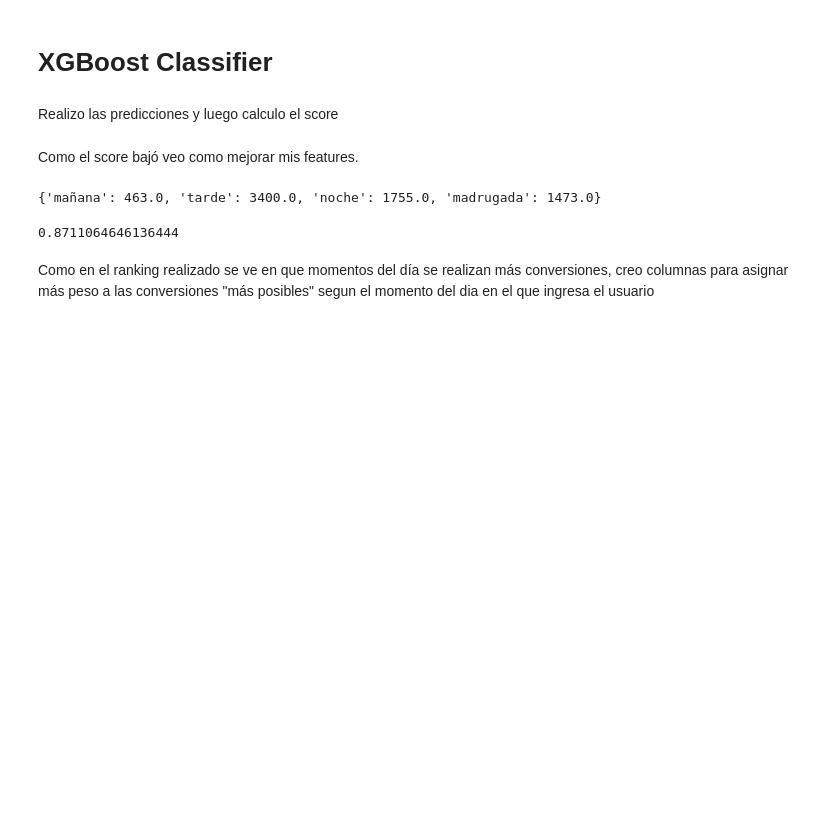
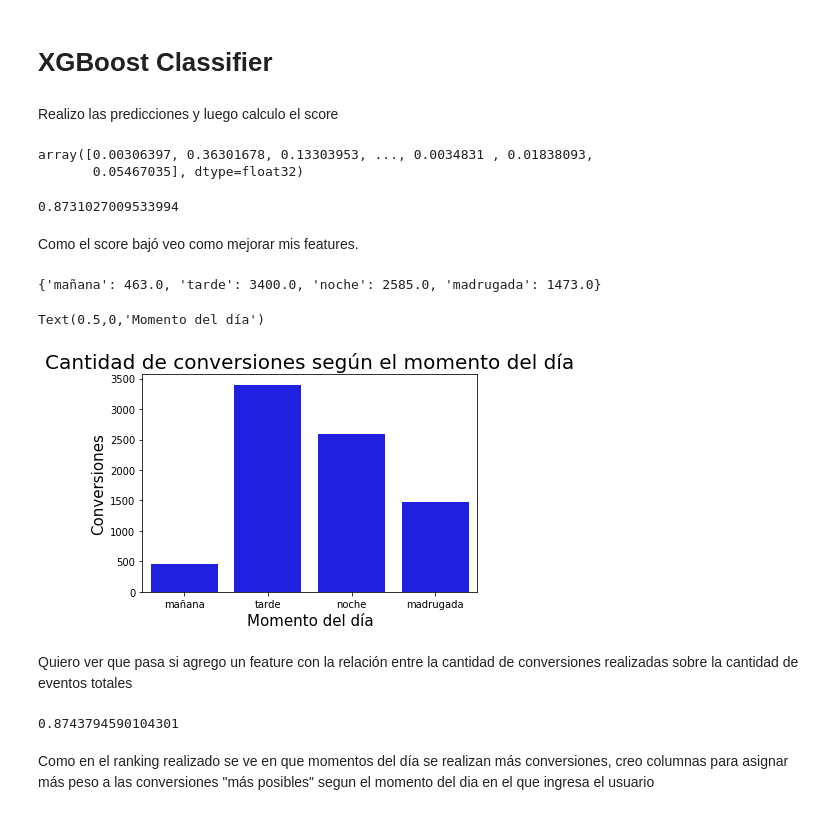
Before and after one commit to IgnacioKomar/OrganizacionDeDatos, a Jupyter notebook: TP2/TP2_Marcas_ Entradas.ipynb, the cells around one changed output. Cells and saved outputs as stored; diff of their text form; code cells hidden in the pictures; blank space fills up the shorter version.

Commit message:
Agrego unas modificaciones

```diff
--- a/TP2/TP2_Marcas_ Entradas.ipynb
+++ b/TP2/TP2_Marcas_ Entradas.ipynb
@@ -5,10 +5,10 @@ import matplotlib.pyplot as plt
 import seaborn as sns
 import xgboost as xgb
 # %%
-dfData = pd.read_csv('events_up_to_01062018.csv')
-dfTrain = pd.read_csv('labels_training_set.csv')
-dfTest = pd.read_csv('trocafone_kaggle_test.csv')
-dfSample = pd.read_csv('trocafone_kaggle_submit_sample_all_0.csv')
+dfData = pd.read_csv('/home/soledad-escobar/Descargas/Orga_datos/fiuba-trocafone-tp2-final-set/events_up_to_01062018.csv')
+dfTrain = pd.read_csv('/home/soledad-escobar/Descargas/Orga_datos/fiuba-trocafone-tp2-final-set/labels_training_set.csv')
+dfTest = pd.read_csv('/home/soledad-escobar/Descargas/Orga_datos/fiuba-trocafone-tp2-final-set/trocafone_kaggle_test.csv')
+dfSample = pd.read_csv('/home/soledad-escobar/Descargas/Orga_datos/fiuba-trocafone-tp2-final-set/trocafone_kaggle_submit_sample_all_0.csv')
 # %%
 #Crea un df con todos los usuarios
 dfTest['label'] = 0
@@ -161,7 +185,7 @@ datos['hora'] = datos['date_time'].dt.hour
 features = datos.loc[ datos['event'] == 'conversion', ['person', 'hora']]
 features['mañana'] = features['hora'].apply(lambda x: 1 if ((x >= 6) & (x < 12)) else 0)
 features['tarde'] = features['hora'].apply(lambda x: 1 if ((x >= 12) & (x <20)) else 0)
-features['noche'] = features['hora'].apply(lambda x: 1 if ((x >= 20) & (x <= 23)) else 0)
+features['noche'] = features['hora'].apply(lambda x: 1 if ((x >= 20) & (x <= 23) or (x >= 0) & (x < 2)) else 0)
 features['madrugada'] = features['hora'].apply(lambda x: 1 if ((x >= 0) & (x < 6)) else 0)
 features = features.drop('hora', axis = 'columns').groupby('person').sum()
 # %%
@@ -192,9 +216,14 @@ Realizo las predicciones y luego calculo el score
 XGBC.fit(X_train, y_train)
 preds = XGBC.predict_proba(X_test)[:,1]
 preds
+# %% [output]
+array([0.00306397, 0.36301678, 0.13303953, ..., 0.0034831 , 0.01838093,
+       0.05467035], dtype=float32)
 # %%
 scores = cross_val_score(XGBC , X, y, scoring = "roc_auc", cv = 5)
 scores.mean()
+# %% [output]
+0.8731027009533994
 # %% [markdown]
 Como el score bajó veo como mejorar mis features.
 # %%
@@ -202,7 +231,17 @@ Como el score bajó veo como mejorar mis features.
 ranking = {'mañana': df_feat['mañana'].sum(), 'tarde': df_feat['tarde'].sum(), 'noche': df_feat['noche'].sum(), 'madrugada': df_feat['madrugada'].sum()}
 ranking
 # %% [output]
-{'mañana': 463.0, 'tarde': 3400.0, 'noche': 1755.0, 'madrugada': 1473.0}
+{'mañana': 463.0, 'tarde': 3400.0, 'noche': 2585.0, 'madrugada': 1473.0}
+# %%
+grafico = sns.barplot( x = list(ranking.keys()), y = list(ranking.values()), orient = 'v', color = 'blue')
+grafico.set_title('Cantidad de conversiones según el momento del día', size = 20)
+grafico.set_ylabel('Conversiones', size = 15)
+grafico.set_xlabel('Momento del día', size = 15)
+# %% [output]
+Text(0.5,0,'Momento del día')
+[figure, added]
+# %% [markdown]
+Quiero ver que pasa si agrego un feature con la relación entre la cantidad de conversiones realizadas sobre la cantidad de eventos totales
 # %%
 #Agrego una columna para calcular la cantidad de conversiones realizadas sobre el total de eventos relaizados
 def calcular_posibilidad(x):
@@ -222,7 +261,7 @@ X1 = df_features_1.drop(['person', 'label'], axis=1)
 scores = cross_val_score(XGBC , X1, y1, scoring = "roc_auc", cv = 5)
 scores.mean()
 # %% [output]
-0.8711064646136444
+0.8743794590104301
 # %% [markdown]
 Como en el ranking realizado se ve en que momentos del día se realizan más conversiones, creo columnas para asignar más peso a las conversiones "más posibles" segun el momento del dia en el que ingresa el usuario
 # %%
```
Also changed, not shown: parts of 32 cells of this notebook.
